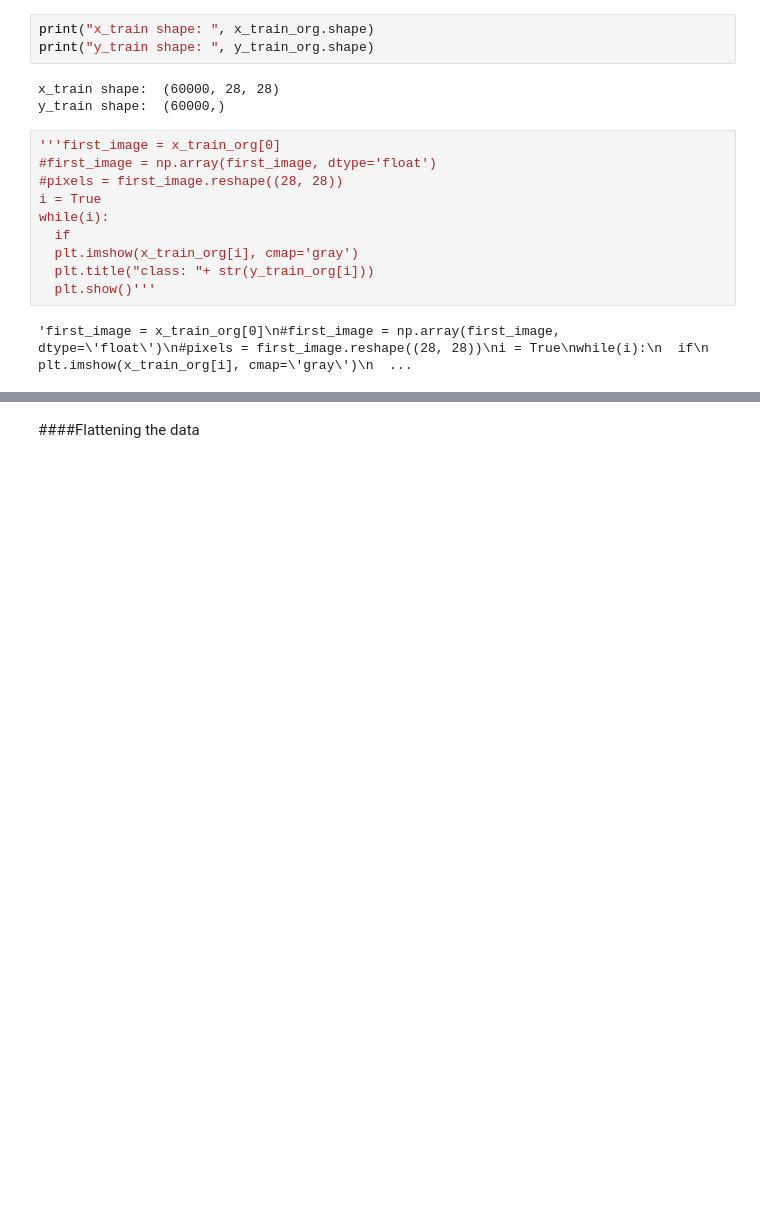
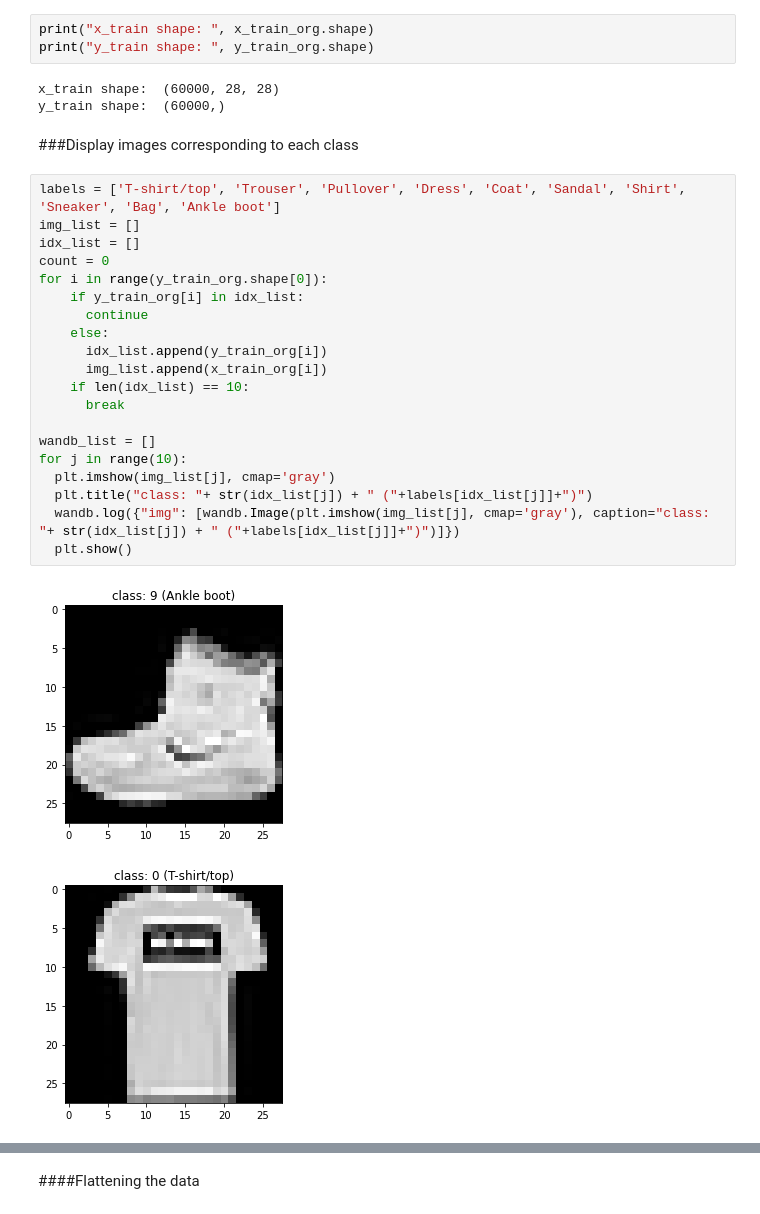
Before and after one commit to AjaxTheII/AjaxTheII-CS6910Assignment1FeedForwardNeuralNetworks, a Jupyter notebook: Feed_Forward_Neural_Networks.ipynb, the cells around one changed output, grey strips where cells are left out. Cells and saved outputs as stored; diff of their text form; blank space fills up the shorter version.

```diff
--- a/Feed_Forward_Neural_Networks.ipynb
+++ b/Feed_Forward_Neural_Networks.ipynb
@@ -602,15 +722,28 @@ print("y_train shape: ", y_train_org.shape)
 # %% [output]
 x_train shape:  (60000, 28, 28)
 y_train shape:  (60000,)
-# %%
-'''first_image = x_train_org[0]
-#first_image = np.array(first_image, dtype='float')
-#pixels = first_image.reshape((28, 28))
-i = True
-while(i):
-  if
-  plt.imshow(x_train_org[i], cmap='gray')
-  plt.title("class: "+ str(y_train_org[i]))
-  plt.show()'''
-# %% [output]
-'first_image = x_train_org[0]\n#first_image = np.array(first_image, dtype=\'float\')\n#pixels = first_image.reshape((28, 28))\ni = True\nwhile(i):\n  if\n  plt.imshow(x_train_org[i], cmap=\'gray\')\n  ...
+# %% [markdown]
+###Display images corresponding to each class
+# %%
+labels = ['T-shirt/top', 'Trouser', 'Pullover', 'Dress', 'Coat', 'Sandal', 'Shirt', 'Sneaker', 'Bag', 'Ankle boot']
+img_list = []
+idx_list = []
+count = 0
+for i in range(y_train_org.shape[0]):
+    if y_train_org[i] in idx_list:
+      continue
+    else:
+      idx_list.append(y_train_org[i])
+      img_list.append(x_train_org[i])
+    if len(idx_list) == 10:
+      break
+
+wandb_list = []
+for j in range(10):
+  plt.imshow(img_list[j], cmap='gray')
+  plt.title("class: "+ str(idx_list[j]) + " ("+labels[idx_list[j]]+")")
+  wandb.log({"img": [wandb.Image(plt.imshow(img_list[j], cmap='gray'), caption="class: "+ str(idx_list[j]) + " ("+labels[idx_list[j]]+")")]})
+  plt.show()
+# %% [output]
+[figure, added]
+[figure, added]
```
Also changed, not shown: parts of 25 cells of this notebook.
